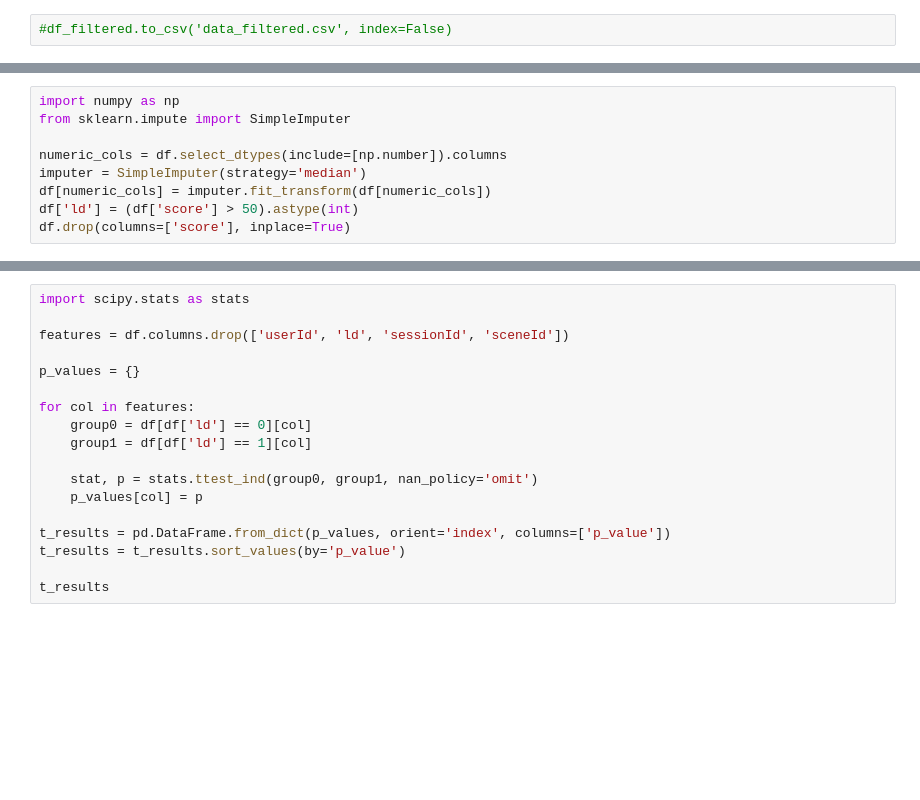
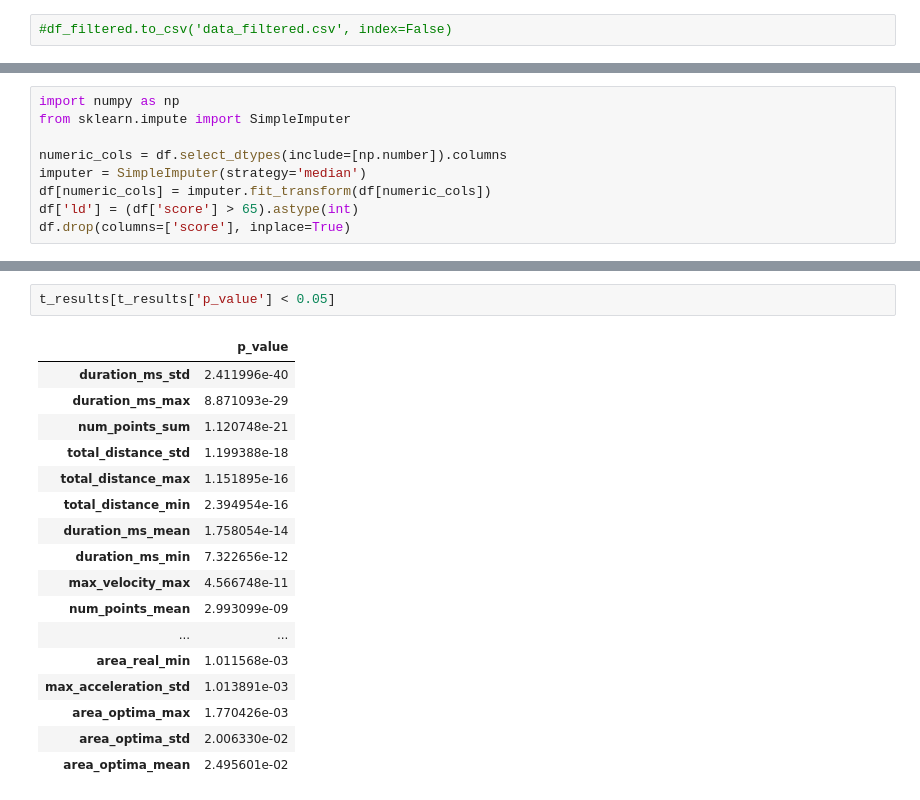
Before and after one commit to VarelaAlex/data_analysis_TFM, a Jupyter notebook: data_analysis.ipynb, the cells around one changed output, grey strips where cells are left out. Cells and saved outputs as stored; diff of their text form; blank space fills up the shorter version.

```diff
--- a/data_analysis.ipynb
+++ b/data_analysis.ipynb
@@ -1050,5 +1068,5 @@ from sklearn.impute import SimpleImputer
 numeric_cols = df.select_dtypes(include=[np.number]).columns
 imputer = SimpleImputer(strategy='median')
 df[numeric_cols] = imputer.fit_transform(df[numeric_cols])
-df['ld'] = (df['score'] > 50).astype(int)
+df['ld'] = (df['score'] > 65).astype(int)
 df.drop(columns=['score'], inplace=True)
@@ -1055,18 +1089,20 @@ df.drop(columns=['score'], inplace=True)
 # %%
-import scipy.stats as stats
-
-features = df.columns.drop(['userId', 'ld', 'sessionId', 'sceneId'])
-
-p_values = {}
-
-for col in features:
-    group0 = df[df['ld'] == 0][col]
-    group1 = df[df['ld'] == 1][col]
-
-    stat, p = stats.ttest_ind(group0, group1, nan_policy='omit')
-    p_values[col] = p
-
-t_results = pd.DataFrame.from_dict(p_values, orient='index', columns=['p_value'])
-t_results = t_results.sort_values(by='p_value')
-
-t_results
+t_results[t_results['p_value'] < 0.05]
+# %% [output]
+|  | p_value |
+| duration_ms_std | 2.411996e-40 |
+| duration_ms_max | 8.871093e-29 |
+| num_points_sum | 1.120748e-21 |
+| total_distance_std | 1.199388e-18 |
+| total_distance_max | 1.151895e-16 |
+| total_distance_min | 2.394954e-16 |
+| duration_ms_mean | 1.758054e-14 |
+| duration_ms_min | 7.322656e-12 |
+| max_velocity_max | 4.566748e-11 |
+| num_points_mean | 2.993099e-09 |
+| ... | ... |
+| area_real_min | 1.011568e-03 |
+| max_acceleration_std | 1.013891e-03 |
+| area_optima_max | 1.770426e-03 |
+| area_optima_std | 2.006330e-02 |
+| area_optima_mean | 2.495601e-02 |
```
Also changed, not shown: parts of 2 cells of this notebook.
